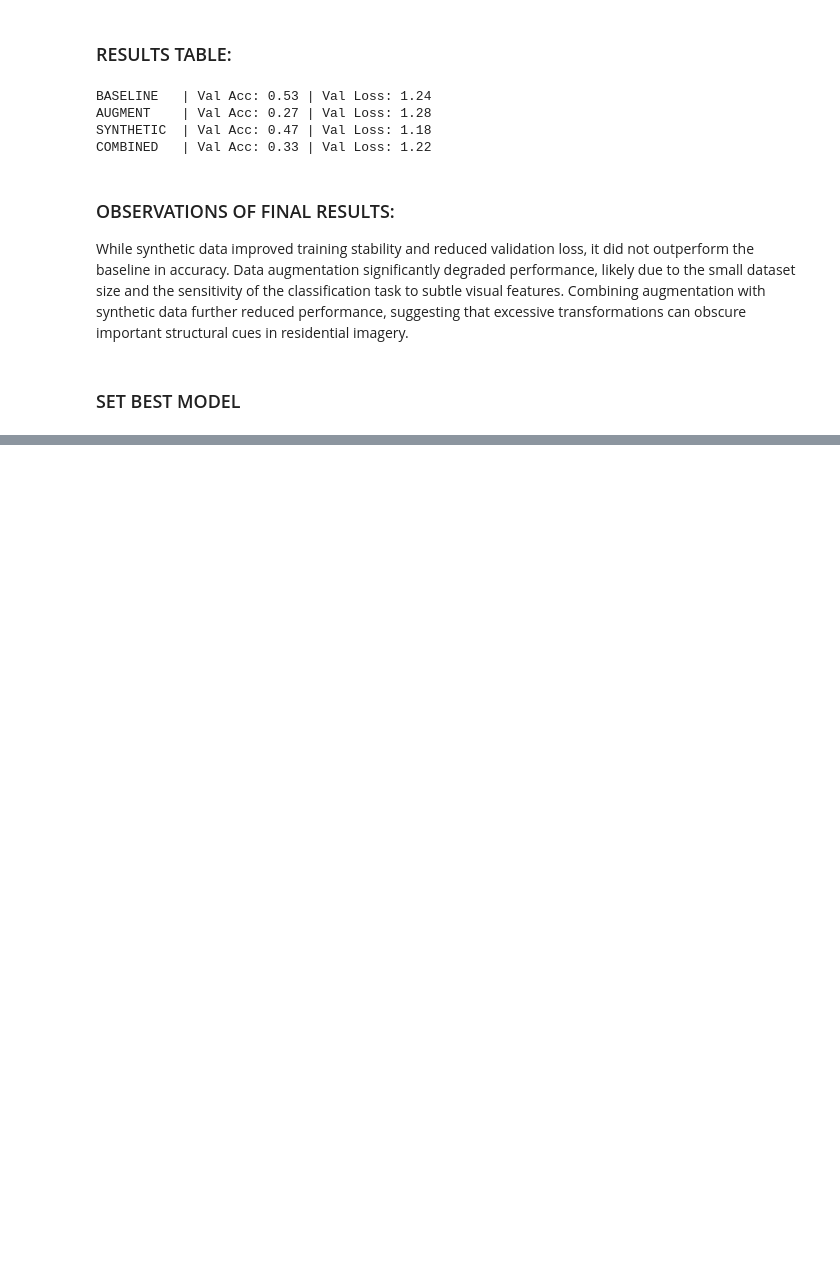
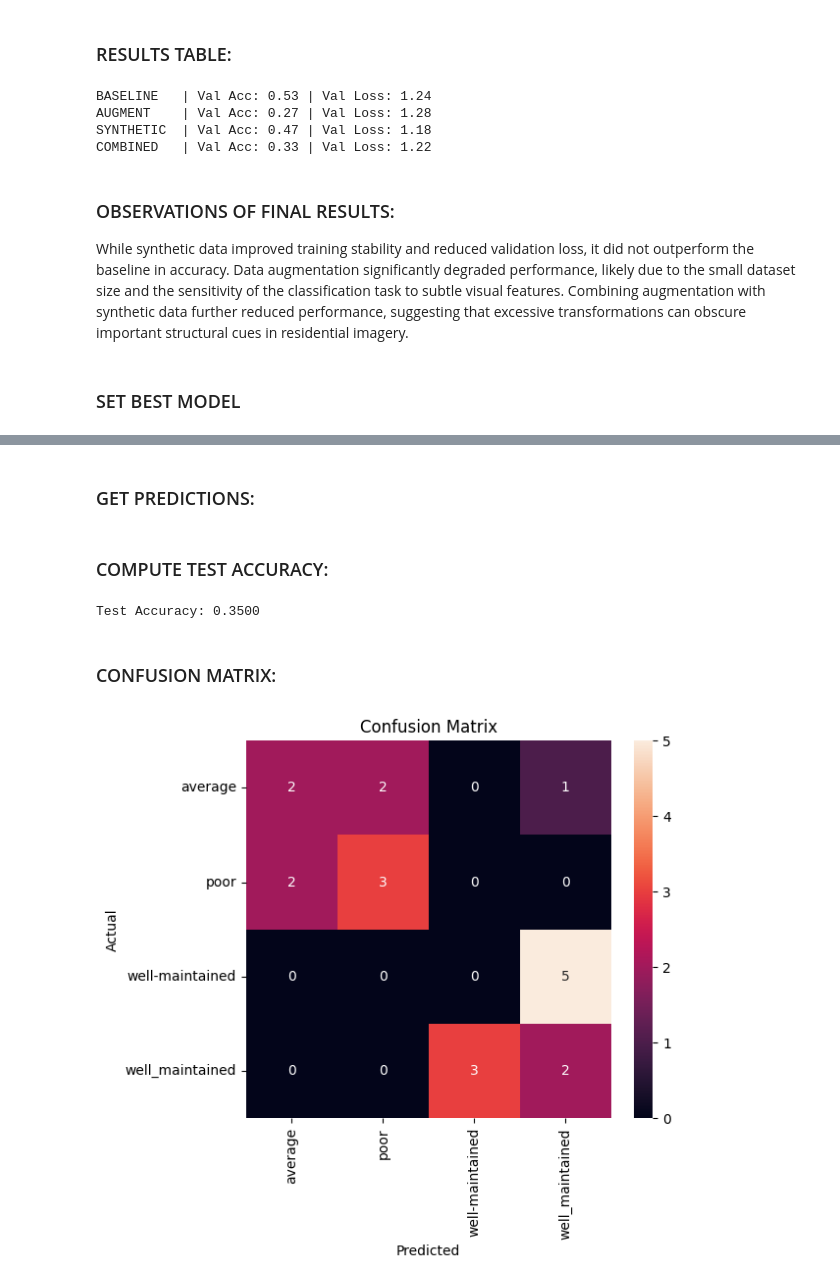
Before and after one commit to CastleBby/-Image_Based_Classification_of_Residential_Exterior_Conditions, a Jupyter notebook: notebooks/analysis.ipynb, the cells around one changed output, grey strips where cells are left out. Saved outputs shown, nothing was run; the diff lists cells and outputs as text; code cells hidden in the pictures; blank space fills up the shorter version.

Commit message:
there is a labeling bug i don't know where

```diff
--- a/notebooks/analysis.ipynb
+++ b/notebooks/analysis.ipynb
@@ -75,10 +75,12 @@ best_config = "baseline"
 # %%
 device = torch.device("cuda" if torch.cuda.is_available() else "cpu")
 
-_, _, test_loader, classes = get_dataloaders(config=best_config)
+_, _, test_loader, classes = get_dataloaders(
+                                    data_dir="../data",
+                                    config=best_config)
 
 model = get_model(num_classes=len(classes))
-model.load_state_dict(torch.load(f"outputs/models/{best_config}_model.pth"))
+model.load_state_dict(torch.load(f"../outputs/models/{best_config}_model.pth"))
 model.to(device)
 model.eval()
 # %% [output]
@@ -85,0 +104,41 @@ FileNotFoundError: [Errno 2] No such file or directory: 'data/train'
+# %% [markdown]
+### GET PREDICTIONS:
+# %%
+y_true = []
+y_pred = []
+
+with torch.no_grad():
+    for images, labels in test_loader:
+        images = images.to(device)
+
+        outputs = model(images)
+        _, preds = torch.max(outputs, 1)
+
+        y_true.extend(labels.numpy())
+        y_pred.extend(preds.cpu().numpy())
+# %% [markdown]
+### COMPUTE TEST ACCURACY:
+# %%
+from sklearn.metrics import accuracy_score
+
+test_acc = accuracy_score(y_true, y_pred)
+print(f"Test Accuracy: {test_acc:.4f}")
+# %% [output]
+Test Accuracy: 0.3500
+# %% [markdown]
+### CONFUSION MATRIX:
+# %%
+from sklearn.metrics import confusion_matrix
+import seaborn as sns
+import matplotlib.pyplot as plt
+
+cm = confusion_matrix(y_true, y_pred)
+
+plt.figure(figsize=(6,5))
+sns.heatmap(cm, annot=True, fmt="d", xticklabels=classes, yticklabels=classes)
+plt.xlabel("Predicted")
+plt.ylabel("Actual")
+plt.title("Confusion Matrix")
+plt.show()
+# %% [output]
+[figure, added]
```
Also changed, not shown: parts of 1 cell of this notebook, 1 other file.
